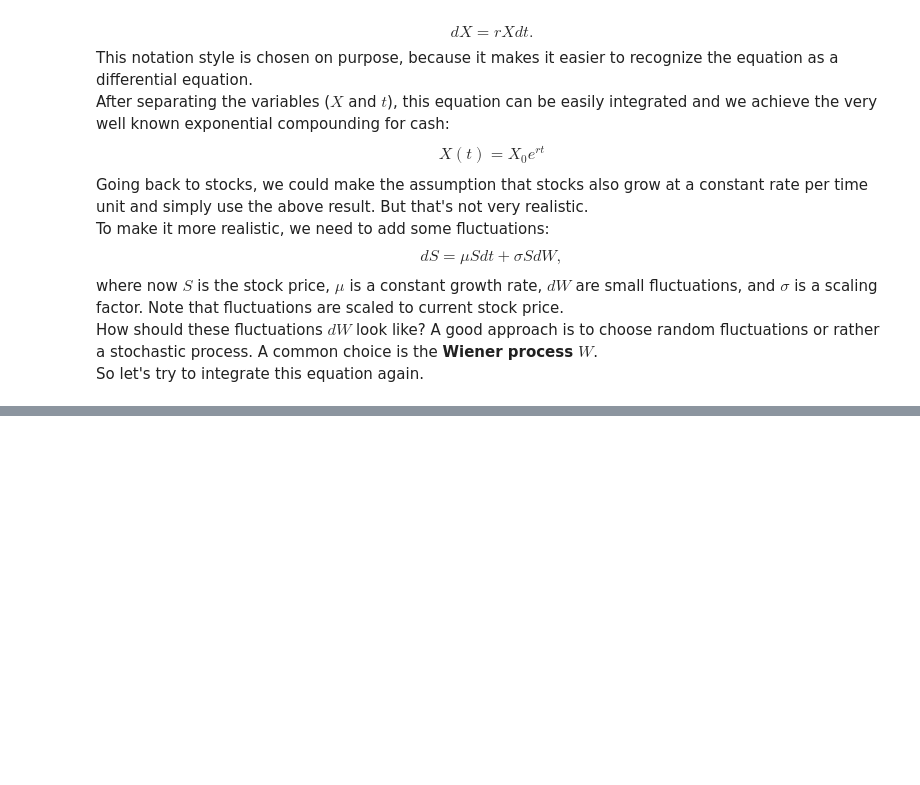
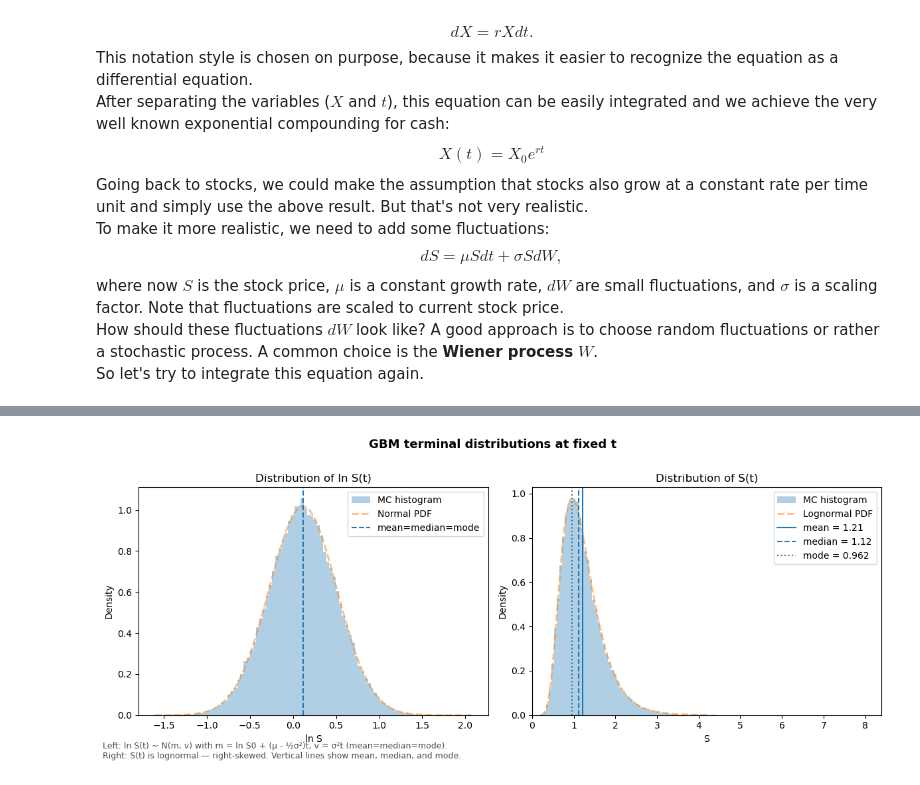
Before and after one commit to ElPhysico/ml-equity-backtester, a Jupyter notebook: notebooks/theory/01_gbm.ipynb, the cells around one changed output, grey strips where cells are left out. Saved outputs shown, nothing was run; the diff lists cells and outputs as text; code cells hidden in the pictures; blank space fills up the shorter version.

Commit message:
gbm distributions at time t added, positive skew explained

```diff
--- a/notebooks/theory/01_gbm.ipynb
+++ b/notebooks/theory/01_gbm.ipynb
@@ -104,0 +124,5 @@ This kind of time evolution of the stock price is also called **Geometric Browni
+# %%
+from mlbt.simulator.regimes import plot_gbm_distributions
+_ = plot_gbm_distributions(t=1000/260, mu=0.05, sigma=0.2)
+# %% [output]
+[figure, added]
```
Also changed, not shown: parts of 5 cells of this notebook, 1 other file.
